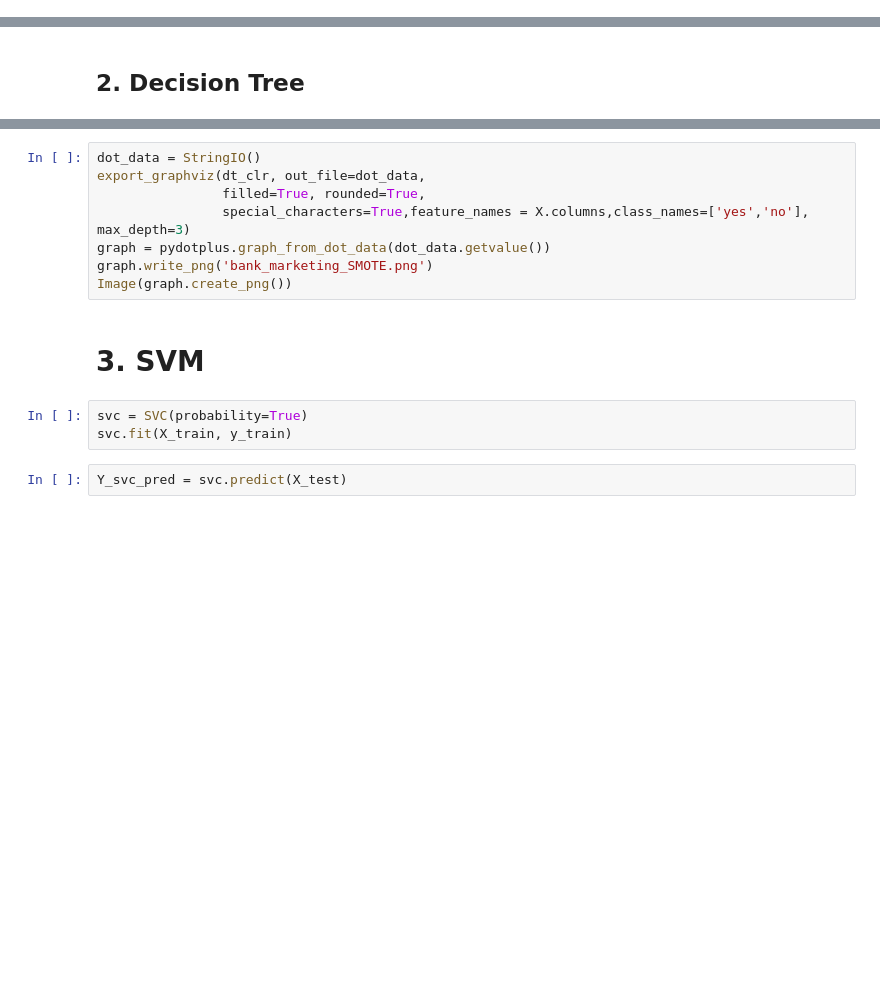
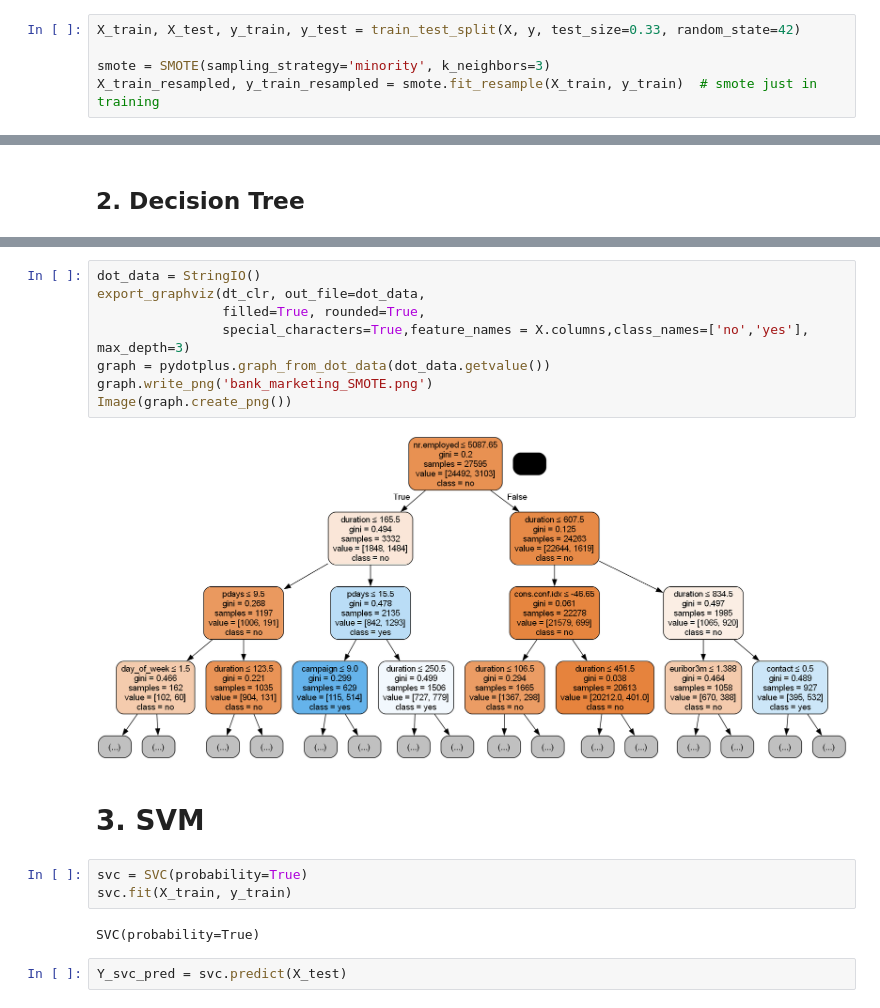
Before and after one commit to Elvis-Jekir/bank_marketing, a Jupyter notebook: bank_marketing.ipynb, the cells around one changed output, grey strips where cells are left out. Saved outputs shown, nothing was run; the diff lists cells and outputs as text; blank space fills up the shorter version.

```diff
--- a/bank_marketing.ipynb
+++ b/bank_marketing.ipynb
@@ -443,3 +617,8 @@ X_test = scaler.transform(X_test)
+# %%
+X_train, X_test, y_train, y_test = train_test_split(X, y, test_size=0.33, random_state=42)
+
+smote = SMOTE(sampling_strategy='minority', k_neighbors=3)
+X_train_resampled, y_train_resampled = smote.fit_resample(X_train, y_train)  # smote just in training
 # %% [markdown]
 ## 1. Logistic Regression
 # %%
@@ -470,16 +688,20 @@ print(classification_report(y_test, Y_dt_pred, target_names=target_names))
 # %%
 dot_data = StringIO()
 export_graphviz(dt_clr, out_file=dot_data,
                 filled=True, rounded=True,
-                special_characters=True,feature_names = X.columns,class_names=['yes','no'], max_depth=3)
+                special_characters=True,feature_names = X.columns,class_names=['no','yes'], max_depth=3)
 graph = pydotplus.graph_from_dot_data(dot_data.getvalue())
 graph.write_png('bank_marketing_SMOTE.png')
 Image(graph.create_png())
+# %% [output]
+[figure, added]
 # %% [markdown]
 # 3. SVM
 # %%
 svc = SVC(probability=True)
 svc.fit(X_train, y_train)
+# %% [output]
+SVC(probability=True)
 # %%
 Y_svc_pred = svc.predict(X_test)
 # %%
```
Also changed, not shown: parts of 79 cells of this notebook, 2 other files.
